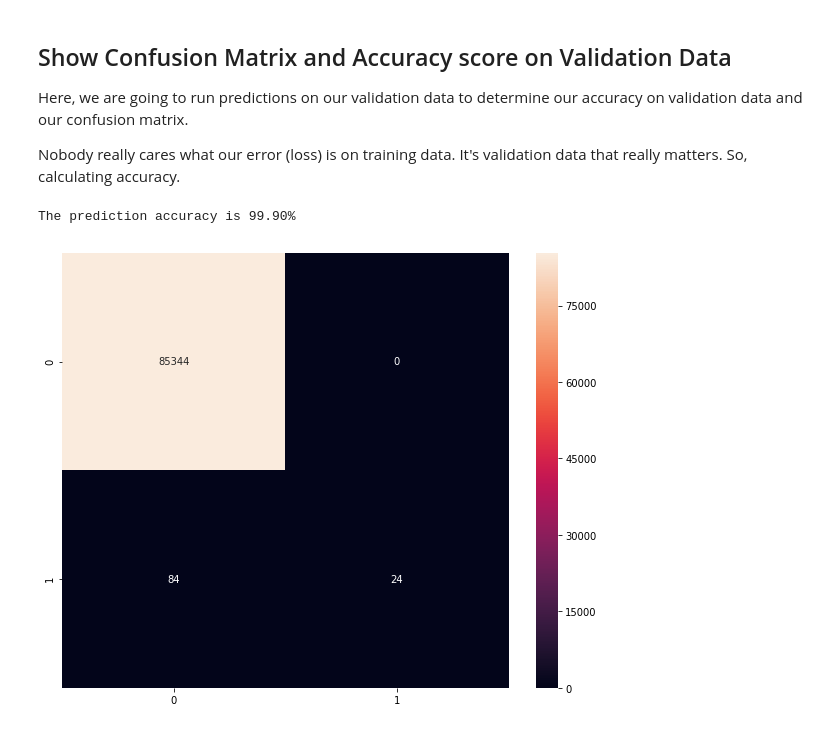
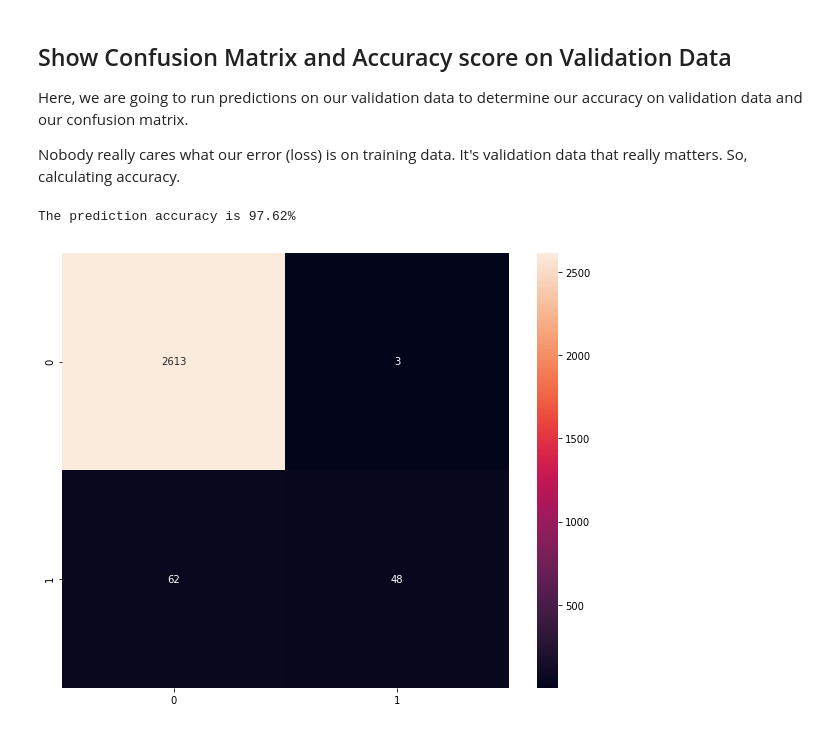
Before and after one commit to intel-analytics/BigDL-trainings, a Jupyter notebook: elephantscale/notebooks/feedforward-credit-card-fraud.ipynb, the cells around one changed output. Saved outputs shown, nothing was run; the diff lists cells and outputs as text; code cells hidden in the pictures.

Commit message:
fixing errors in FF-credit-card (#13)
- fixing batch size
- fixed a cell as markdown
- fixed data path
- enabled confusion matrix

```diff
--- a/elephantscale/notebooks/feedforward-credit-card-fraud.ipynb
+++ b/elephantscale/notebooks/feedforward-credit-card-fraud.ipynb
@@ -48,7 +48,7 @@ We are using a very large batch size here because the dataset is very lopsided.
 # %%
 learning_rate = 0.1
 training_epochs = 100
-batch_size = 10000
+batch_size = 1000
 display_step = 1
 
 # Network Parameters
@@ -90,5 +90,5 @@ Hidden layer 2 (Guess) : 5.38516480713
 # %%
-cc_training = spark.read.csv("../data/creditcardfraud/creditcard.csv", header=True, inferSchema="true", mode="DROPMALFORMED")
+cc_training = spark.read.csv("../data/creditcardfraud/creditcard-small.csv.gz", header=True, inferSchema="true", mode="DROPMALFORMED")
 # %%
 cc_training.select('Time', 'V1', 'V2', 'Amount', 'Class').describe().show()
 # %% [output]
@@ -317,12 +317,12 @@ y_true = np.array([map_groundtruth_label(s.label) for s in cc_rdd_test.collect()
 # %%
 acc = accuracy_score(y_true, y_pred)
 print("The prediction accuracy is %.2f%%"%(acc*100))
 
 cm = confusion_matrix(y_true, y_pred)
 cm.shape
 df_cm = pd.DataFrame(cm)
 plt.figure(figsize = (10,8))
-#sn.heatmap(df_cm, annot=True,fmt='d');
+sn.heatmap(df_cm, annot=True,fmt='d');
 # %% [output]
-The prediction accuracy is 99.90%
+The prediction accuracy is 97.62%
-[figure, old version]
+[figure, new version]
```
Also changed, not shown: parts of 10 cells of this notebook.
